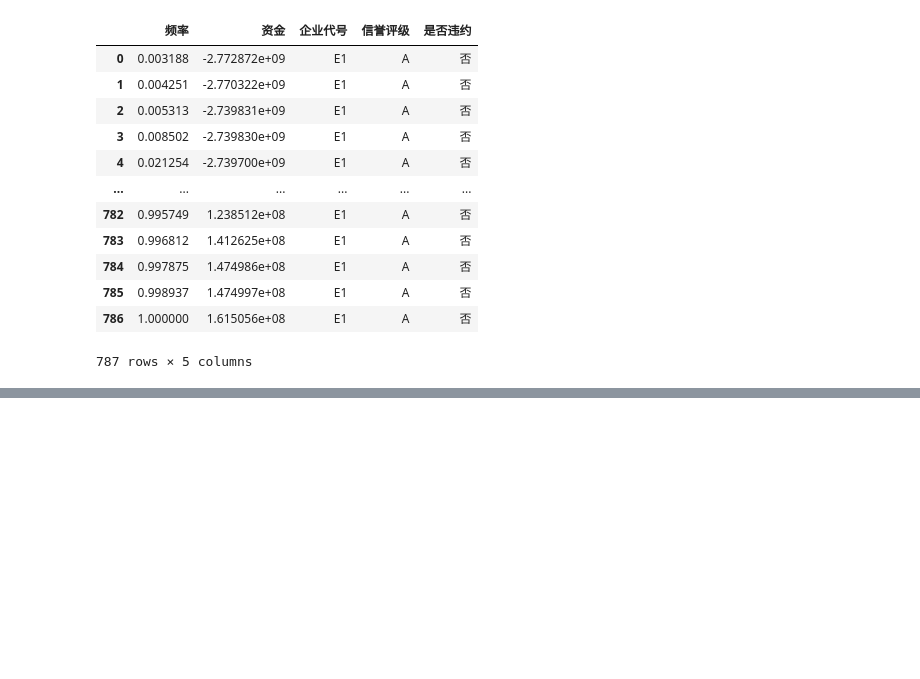
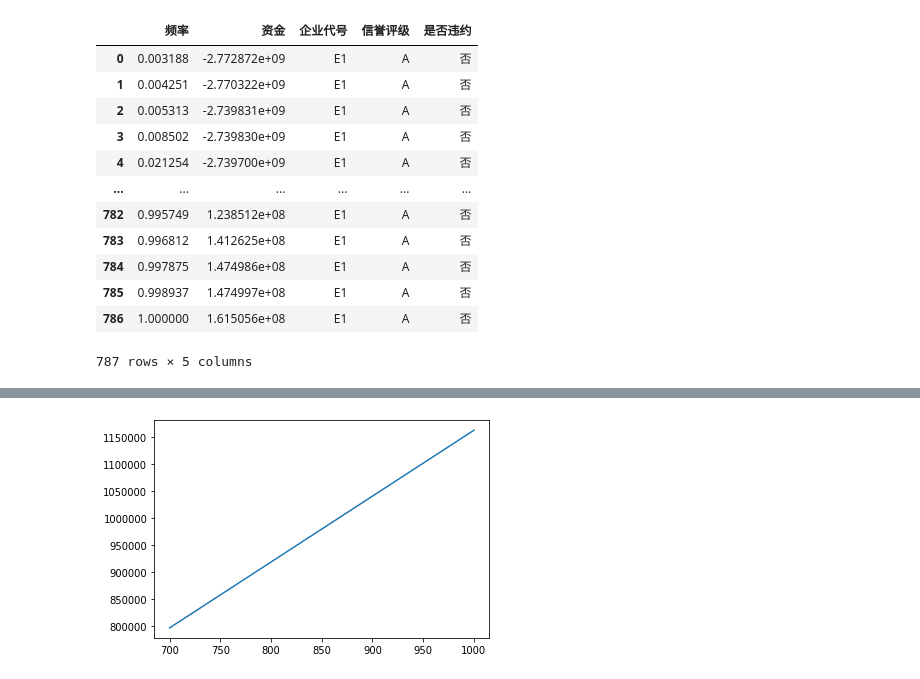
Before and after one commit to GZNGroup/2020CUMCM, a Jupyter notebook: enterprise_dic.ipynb, the cells around one changed output, grey strips where cells are left out. Saved outputs shown, nothing was run; the diff lists cells and outputs as text; code cells hidden in the pictures; blank space fills up the shorter version.

```diff
--- a/enterprise_dic.ipynb
+++ b/enterprise_dic.ipynb
@@ -305,0 +322,9 @@ nan
+# %%
+x = np.linspace(start=700,stop=1000).reshape(-1, 1)
+y = model.predict(x).reshape(-1, 1)
+
+fig, ax = plt.subplots()
+ax.plot(x, y)
+plt.show()
+# %% [output]
+[figure, added]
```
Also changed, not shown: parts of 13 cells of this notebook, 2 other files.
